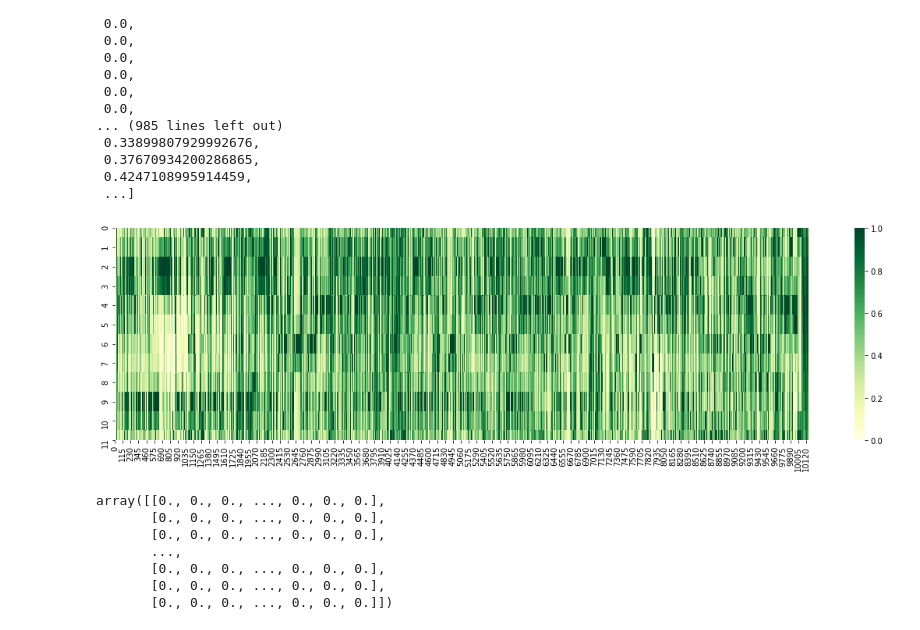
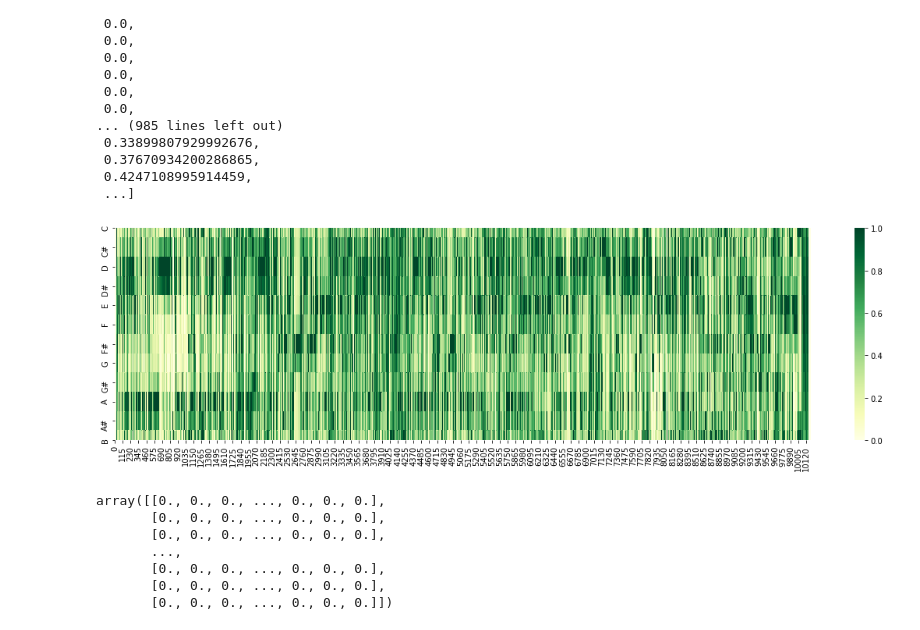
Before and after one commit to pcchencode/chords_recogn, a Jupyter notebook: chroma.ipynb, the cells around one changed output. Saved outputs shown, nothing was run; the diff lists cells and outputs as text; code cells hidden in the pictures.

```diff
--- a/chroma.ipynb
+++ b/chroma.ipynb
@@ -72,17 +77,18 @@ chroma_stft[0]
 # %%
 #### import numpy as np
 import seaborn as sns # 用來畫 heatmap, 輸入要是 np.array
 import matplotlib.pylab as plt
 
 lst = [chroma_stft[i] for i in range(0, 12)]
 chroma_lst = np.array(lst)
 
 plt.figure(figsize = (20,5))
 uniform_data = np.random.rand(12, 10186)
-ax = sns.heatmap(chroma_lst, vmin=0, vmax=1, cmap="YlGn")
+y_axis_labels = ['C', 'C#', 'D', 'D#', 'E', 'F', 'F#', 'G', 'G#', 'A', 'A#', 'B']
+ax = sns.heatmap(chroma_lst, vmin=0, vmax=1, cmap="YlGn", yticklabels=y_axis_labels)
 plt.show() # 畫出12個半音的能量分佈圖
 # %% [output]
-[figure, old version]
+[figure, new version]
 # %%
 lst = [chroma_stft[i] for i in range(0, 12)]
 # np.array([chroma_stft[0], chroma_stft[1], chroma_stft[2], chroma_stft[3], ])
```
Also changed, not shown: parts of 1 cell of this notebook, 1 other file.
